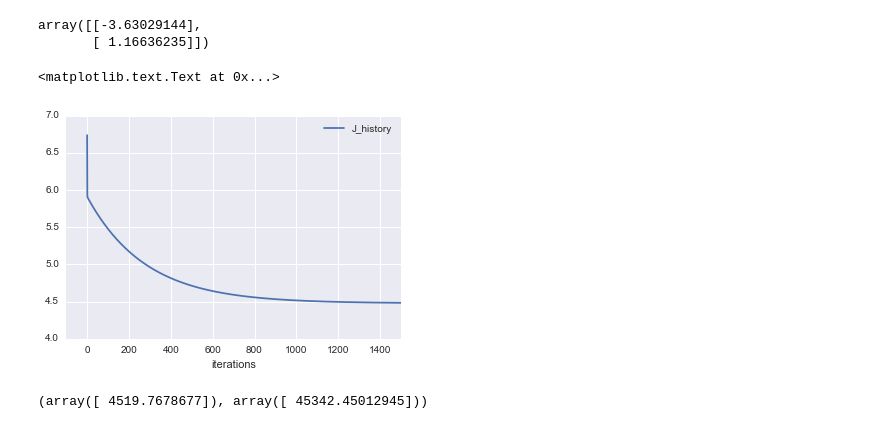
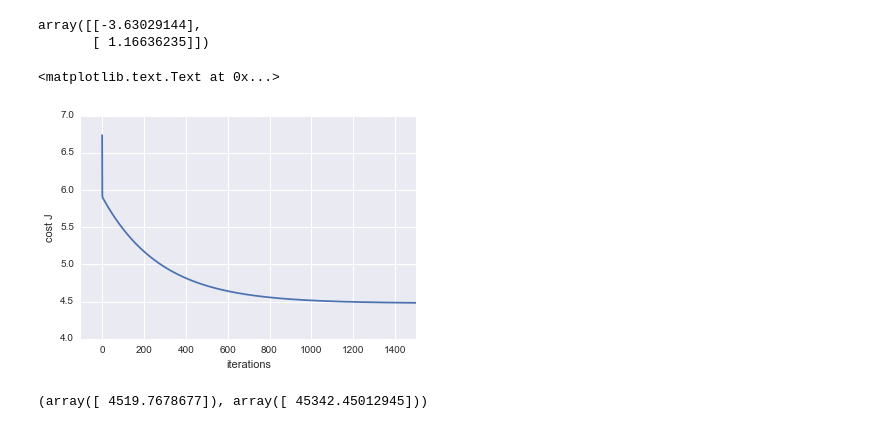
Before and after one commit to uents/coursera-ml, a Jupyter notebook: week02/linear_regression/linear_regression.ipynb, the cells around one changed output. Drawn from its saved outputs; the diff is of its cells as text; code cells hidden in the pictures.

```diff
--- a/week02/linear_regression/linear_regression.ipynb
+++ b/week02/linear_regression/linear_regression.ipynb
@@ -58,13 +63,17 @@ theta
 # %% [output]
 array([[-3.63029144],
        [ 1.16636235]])
-# %%
-df_jhist = pd.DataFrame(data={'J_history': J_history})
-ax = df_jhist.plot(xlim=[-100,1500])
-ax.set_xlabel('iterations')
-# %% [output]
-<matplotlib.text.Text at 0x...>
-[figure, removed]
+# %%
+fig = plt.figure()
+plt.xlim(-100, 1500)
+
+ax = fig.add_subplot(1,1,1)
+ax.plot(J_history)
+ax.set_xlabel('iterations')
+ax.set_ylabel('cost J')
+# %% [output]
+<matplotlib.text.Text at 0x...>
+[figure, added]
 # %%
 predict1 = np.dot(np.array([1, 3.5]), theta)
 predict2 = np.dot(np.array([1, 7]), theta)
```
Also changed, not shown: parts of 5 cells of this notebook.
